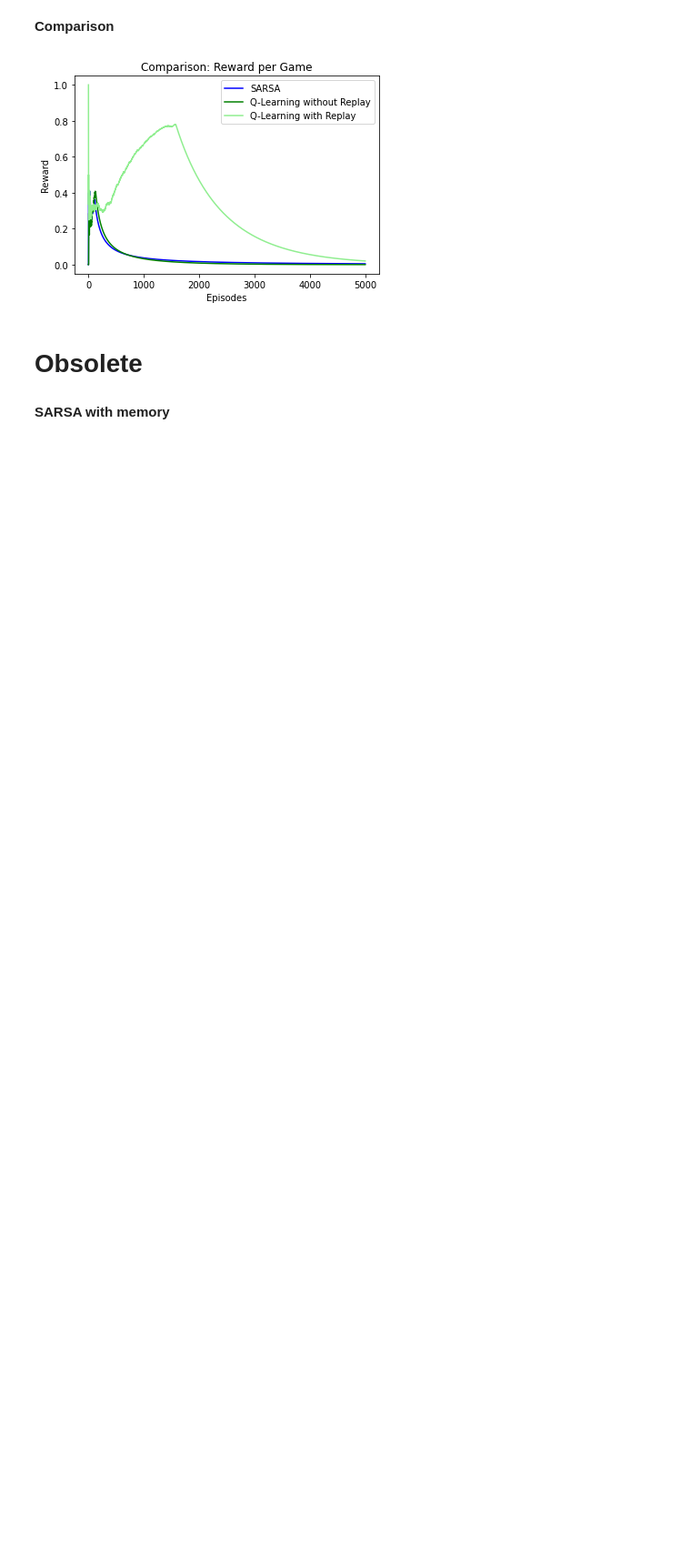
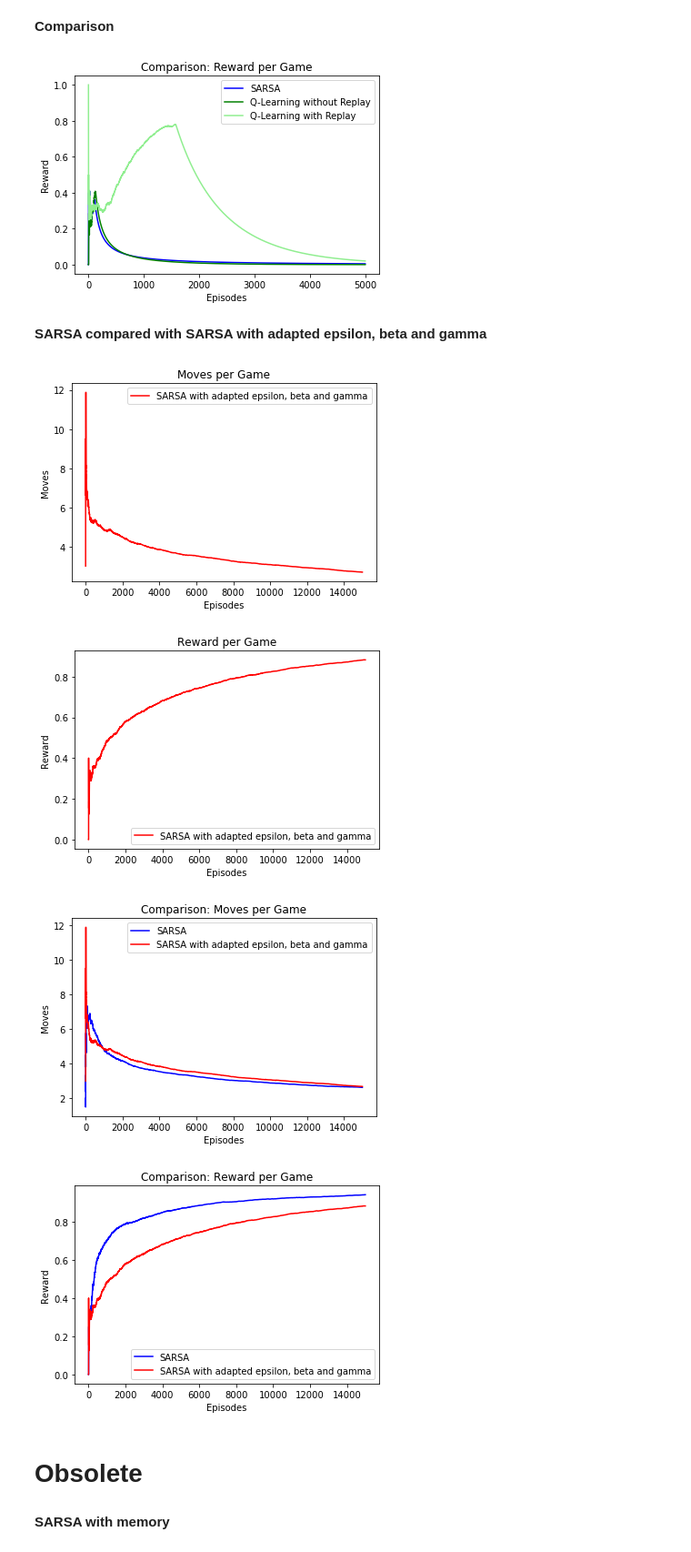
Before and after one commit to ukarag/ReinforcementLearning, a Jupyter notebook: Assignment.ipynb, the cells around one changed output. Shown at 91% size. Cells and saved outputs as stored; diff of their text form; code cells hidden in the pictures; blank space fills up the shorter version.

Commit message:
sarsa with adapted beta gamma epsilon

```diff
--- a/Assignment.ipynb
+++ b/Assignment.ipynb
@@ -609,6 +688,61 @@ plt.savefig("reward_comparison.pdf")
 plt.show()
 # %% [output]
 [figure]
+# %% [markdown]
+**SARSA compared with SARSA with adapted epsilon, beta and gamma**
+# %%
+import pandas as pd
+
+sarsa_moves_changed = pd.read_csv('csv/sarsa_moves_changed.csv')
+sarsa_moves_changed = sarsa_moves_changed.iloc[: , 1:]
+
+sarsa_reward_changed = pd.read_csv('csv/sarsa_reward_changed.csv')
+sarsa_reward_changed = sarsa_reward_changed.iloc[: , 1:]
+
+sarsa_moves = pd.read_csv('csv/sarsa_moves.csv')
+sarsa_moves = sarsa_moves.iloc[: , 1:]
+
+sarsa_reward = pd.read_csv('csv/sarsa_reward.csv')
+sarsa_reward = sarsa_reward.iloc[: , 1:]
+
+plt.plot(sarsa_moves_changed[:15000], label="SARSA with adapted epsilon, beta and gamma", color="red")
+plt.xlabel("Episodes")
+plt.ylabel("Moves")
+plt.title("Moves per Game")
+plt.legend()
+plt.savefig("pdf/moves_sarsa_changed.pdf")
+plt.show()
+
+plt.plot(sarsa_reward_changed[:15000], label="SARSA with adapted epsilon, beta and gamma", color="red")
+plt.xlabel("Episodes")
+plt.ylabel("Reward")
+plt.title("Reward per Game")
+plt.legend()
+plt.savefig("pdf/reward_sarsa_changed.pdf")
+plt.show()
+
+plt.plot(sarsa_moves[:15000], label="SARSA", color="blue")
+plt.plot(sarsa_moves_changed[:15000], label="SARSA with adapted epsilon, beta and gamma", color="red")
+plt.xlabel("Episodes")
+plt.ylabel("Moves")
+plt.title("Comparison: Moves per Game")
+plt.legend()
+plt.savefig("pdf/moves_comparison_sarsa_with_changes.pdf")
+plt.show()
+
+plt.plot(sarsa_reward[:15000], label="SARSA", color="blue")
+plt.plot(sarsa_reward_changed[:15000], label="SARSA with adapted epsilon, beta and gamma", color="red")
+plt.xlabel("Episodes")
+plt.ylabel("Reward")
+plt.title("Comparison: Reward per Game")
+plt.legend()
+plt.savefig("pdf/reward_comparison_sarsa_with_changes.pdf")
+plt.show()
+# %% [output]
+[figure, added]
+[figure, added]
+[figure, added]
+[figure, added]
 # %% [markdown]
 # Obsolete
 # %%
```
Also changed, not shown: parts of 4 cells of this notebook, 10 other files.
